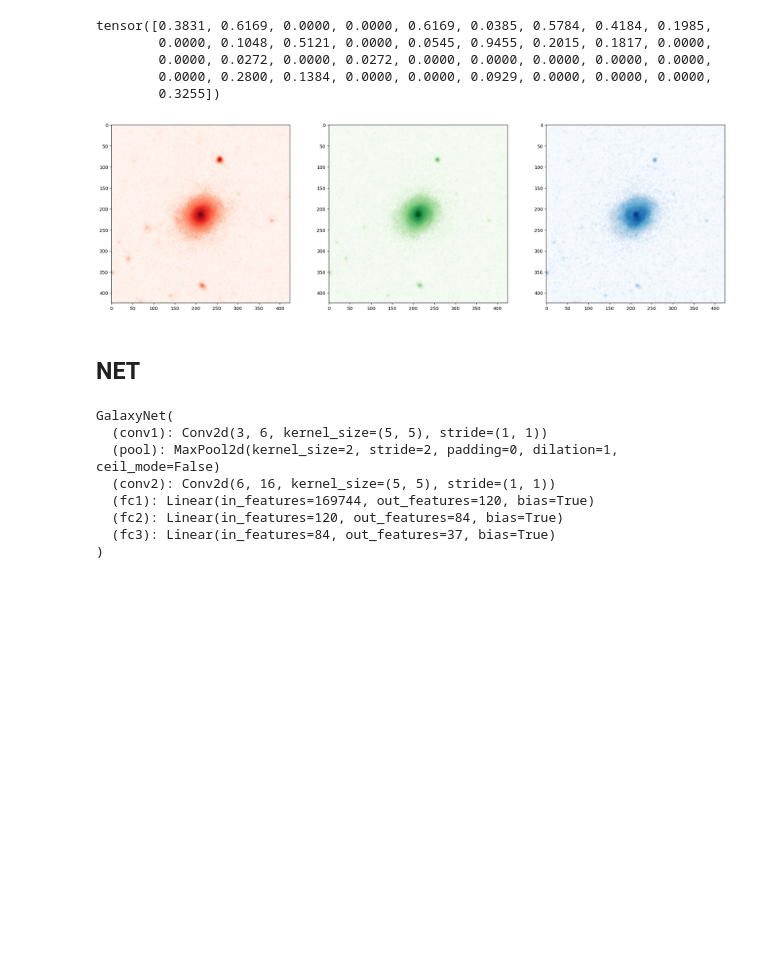
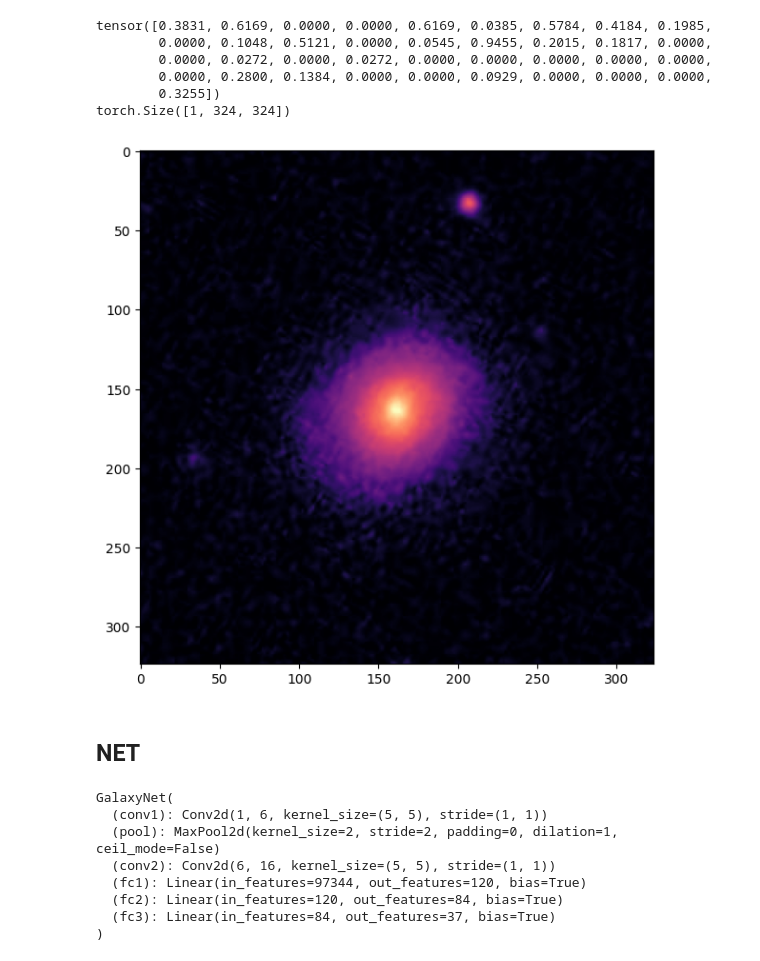
Before and after one commit to margherita-lera/GalaxyClassifier, a Jupyter notebook: NN.ipynb, the cells around one changed output. Saved outputs shown, nothing was run; the diff lists cells and outputs as text; code cells hidden in the pictures; blank space fills up the shorter version.

Commit message:
added crop and bw

```diff
--- a/NN.ipynb
+++ b/NN.ipynb
@@ -14,18 +26,32 @@ device = torch.device('cpu')
+# %%
+is_rgb=False
+csize=324 #size of the crop
 # %%
-class GalaxyJungle(Dataset): #prob bisogna normalizzare somewhere # sarebbe interessante implementare un rescale/crop
+class GalaxyJungle(Dataset): # sarebbe interessante implementare un rescale/crop
+
+    #the init function initializes the directory containing the image,
+    #the annotations file,
+    #and both transforms
     def __init__(self, annotations_file, img_dir, transform=None, target_transform=None):
         self.img_labels = pd.read_csv(annotations_file)
         self.img_dir = img_dir
         self.transform = transform
         self.target_transform = target_transform
 
+
+    #returns number of samples in the dataset
     def __len__(self):
         return (self.img_labels).shape[0]
 
+    #loads a sample from the dataset
     def __getitem__(self, idx):
         img_path = os.path.join(self.img_dir, str(self.img_labels.iloc[idx, 0])) + '.jpg'
+        #retrieves the image
         image = Image.open(img_path)
+        if not is_rgb: image = image.convert('L')
+        #retrieves corresponding label
         label = self.img_labels.iloc[idx, 1:]
+        #if possible, transform the image and the label into a tensor.
         if self.transform:
             image = self.transform(image)
         label = torch.tensor(label.values, dtype=torch.float32)
@@ -33,23 +59,34 @@ class GalaxyJungle(Dataset): #prob bisogna normalizzare somewhere # sarebbe inte
             label = self.target_transform(label)
         return image, label, self.img_labels.iloc[idx, 0]
 # %%
-transfs = op.ToTensor() #op.compose per fare una pipe di transformazioni
+transfs = transforms.Compose([
+    transforms.ToTensor(), #fa già la normalizzazione se l'immagine non è un tensore
+    #transforms.Normalize(mean=[0.5,0.5,0.5],std=[0.5,0.5,0.5]),
+    transforms.CenterCrop(csize)          #CROP
+    ]) #transforms.compose per fare una pipe di transformazioni
+
 DS = GalaxyJungle('../data/training/training_solutions_rev1.csv', '../data/training/', transfs)
 # %%
 img, lab, indx = DS.__getitem__(0)
 print(lab)
-
-fig, ax = plt.subplots(1,3, figsize=(24,7))
-color = ['Reds', 'Greens', 'Blues']
-for i,j in enumerate(img):
-    ax[i].imshow(j, cmap=color[i])
+#print(img)         #3D TENSOR
+if is_rgb:
+    fig, ax = plt.subplots(1,3, figsize=(24,7))
+    color = ['Reds', 'Greens', 'Blues']
+    for i,j in enumerate(img):
+        ax[i].imshow(j, cmap=color[i])
+else:
+    fig, ax = plt.subplots(1,1, figsize=(24,7))
+    ax.imshow(img[0], cmap='magma')
+print(img.shape)
 # %% [output]
 tensor([0.3831, 0.6169, 0.0000, 0.0000, 0.6169, 0.0385, 0.5784, 0.4184, 0.1985,
         0.0000, 0.1048, 0.5121, 0.0000, 0.0545, 0.9455, 0.2015, 0.1817, 0.0000,
         0.0000, 0.0272, 0.0000, 0.0272, 0.0000, 0.0000, 0.0000, 0.0000, 0.0000,
         0.0000, 0.2800, 0.1384, 0.0000, 0.0000, 0.0929, 0.0000, 0.0000, 0.0000,
         0.3255])
+torch.Size([1, 324, 324])
-[figure, old version]
+[figure, new version]
 # %%
 training, test = random_split(DS, [.8, .2])
 train_loader = DataLoader(training, batch_size=128, shuffle=True, num_workers=8)
@@ -60,11 +110,11 @@ test_loader = DataLoader(test, batch_size=128, shuffle=False, num_workers=8)
 class GalaxyNet(nn.Module):
     def __init__(self):
         super().__init__()
-        self.conv1 = nn.Conv2d(3,6,5) # convolutional layer # input 3 input channel, some output chans(feature maps) that are result from applying the kernel, also the kernel is trained during the process.
+        self.conv1 = nn.Conv2d(in_channels,out_channels,kernel_size) # convolutional layer # input 3 input channel, some output chans(feature maps) that are result from applying the kernel, also the kernel is trained during the process.
         ## Operation:  ((424-5)/1) +1 (6,420,420)
-        self.pool = nn.MaxPool2d(2,2) #maxpool layer. divido per 2, -> (6,210,210)
-        self.conv2 = nn.Conv2d(6,16,5) # 210-5 +1 = 206 -> (16,206,206) # dopo qui si fa di nuovo il pooling per cui si arriva a (16,103,103)
-        self.fc1 = nn.Linear(16*103*103,120) # fc è fully connected, #120 neuroni che prendono l'output
+        self.pool = nn.MaxPool2d(max_pool_kernel,max_pool_kernel) #maxpool layer. divido per 2, -> (6,210,210)
+        self.conv2 = nn.Conv2d(out_channels,feature_map_2,kernel_size) # 210-5 +1 = 206 -> (16,206,206) # dopo qui si fa di nuovo il pooling per cui si arriva a (16,103,103)
+        self.fc1 = nn.Linear(feature_map_2*size4*size4,120) # fc è fully connected, #120 neuroni che prendono l'output
         self.fc2 = nn.Linear(120,84)# un altro fc layer che prende dai 120 neuroni e connette a 84 neuroni
         self.fc3 = nn.Linear(84,37)# idem sopra ma con 84 e 37 che è il numero di classi
         #i numeri non vincolati sono il primo 6 e il primo 16 e poi i numeri di neuroni
@@ -82,10 +132,10 @@ gnet = GalaxyNet()
 gnet.to(device)
 # %% [output]
 GalaxyNet(
-  (conv1): Conv2d(3, 6, kernel_size=(5, 5), stride=(1, 1))
+  (conv1): Conv2d(1, 6, kernel_size=(5, 5), stride=(1, 1))
   (pool): MaxPool2d(kernel_size=2, stride=2, padding=0, dilation=1, ceil_mode=False)
   (conv2): Conv2d(6, 16, kernel_size=(5, 5), stride=(1, 1))
-  (fc1): Linear(in_features=169744, out_features=120, bias=True)
+  (fc1): Linear(in_features=97344, out_features=120, bias=True)
   (fc2): Linear(in_features=120, out_features=84, bias=True)
   (fc3): Linear(in_features=84, out_features=37, bias=True)
 )
```
Also changed, not shown: parts of 7 cells of this notebook.
